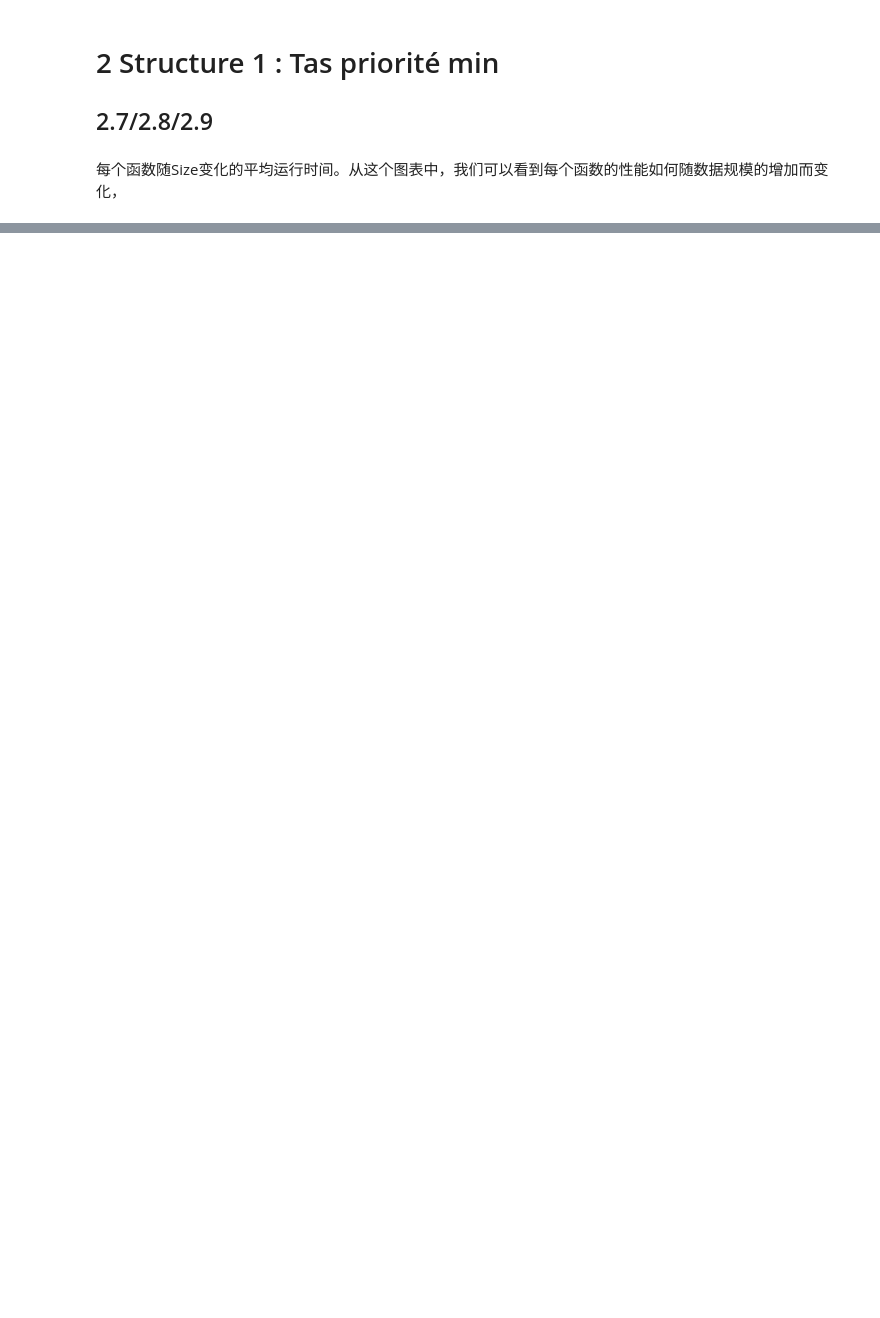
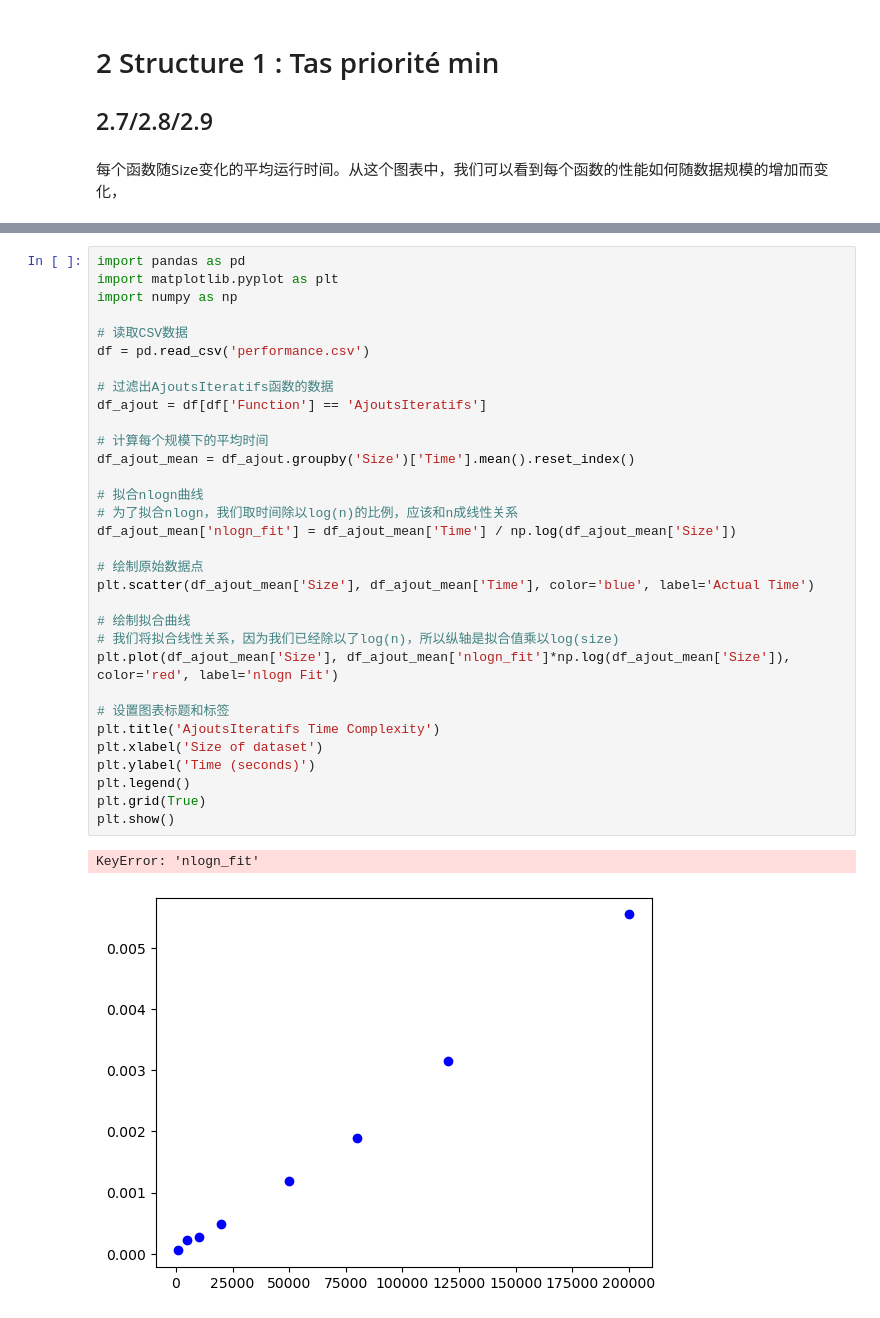
Before and after one commit to yangx219/ZHANG_YANG_ALGAV, a Jupyter notebook: ALGAV_projet.ipynb, the cells around one changed output, grey strips where cells are left out. Drawn from its saved outputs; the diff is of its cells as text; blank space fills up the shorter version.

```diff
--- a/ALGAV_projet.ipynb
+++ b/ALGAV_projet.ipynb
@@ -32,0 +33,35 @@ plt.show()
+# %%
+import pandas as pd
+import matplotlib.pyplot as plt
+import numpy as np
+
+# 读取CSV数据
+df = pd.read_csv('performance.csv')
+
+# 过滤出AjoutsIteratifs函数的数据
+df_ajout = df[df['Function'] == 'AjoutsIteratifs']
+
+# 计算每个规模下的平均时间
+df_ajout_mean = df_ajout.groupby('Size')['Time'].mean().reset_index()
+
+# 拟合nlogn曲线
+# 为了拟合nlogn，我们取时间除以log(n)的比例，应该和n成线性关系
+df_ajout_mean['nlogn_fit'] = df_ajout_mean['Time'] / np.log(df_ajout_mean['Size'])
+
+# 绘制原始数据点
+plt.scatter(df_ajout_mean['Size'], df_ajout_mean['Time'], color='blue', label='Actual Time')
+
+# 绘制拟合曲线
+# 我们将拟合线性关系，因为我们已经除以了log(n)，所以纵轴是拟合值乘以log(size)
+plt.plot(df_ajout_mean['Size'], df_ajout_mean['nlogn_fit']*np.log(df_ajout_mean['Size']), color='red', label='nlogn Fit')
+
+# 设置图表标题和标签
+plt.title('AjoutsIteratifs Time Complexity')
+plt.xlabel('Size of dataset')
+plt.ylabel('Time (seconds)')
+plt.legend()
+plt.grid(True)
+plt.show()
+# %% [output]
+KeyError: 'nlogn_fit'
+[figure, added]
```
Also changed, not shown: parts of 2 cells of this notebook, 8 other files.
